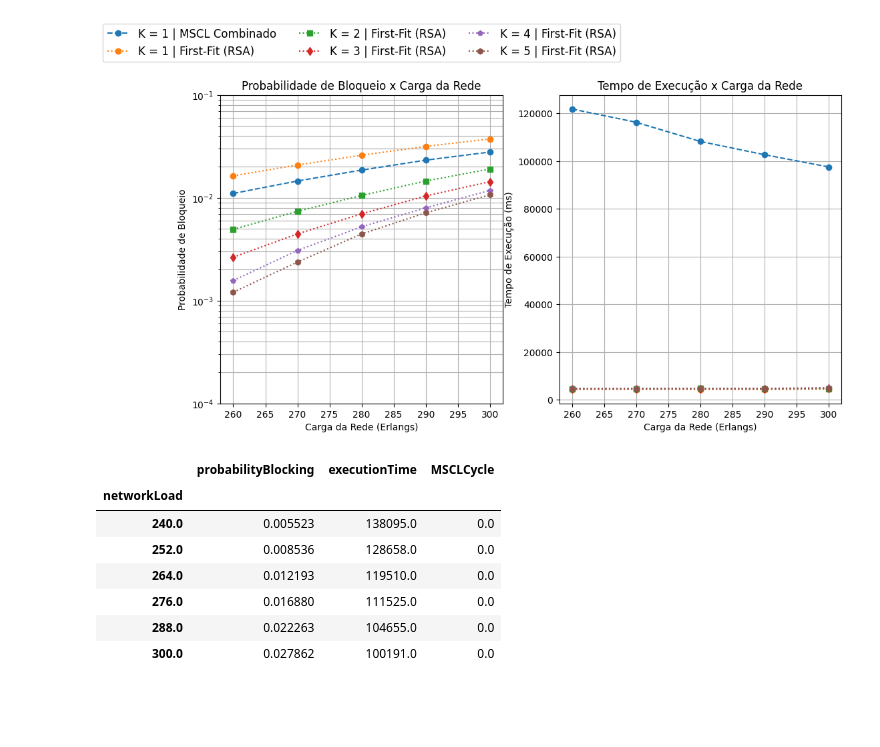
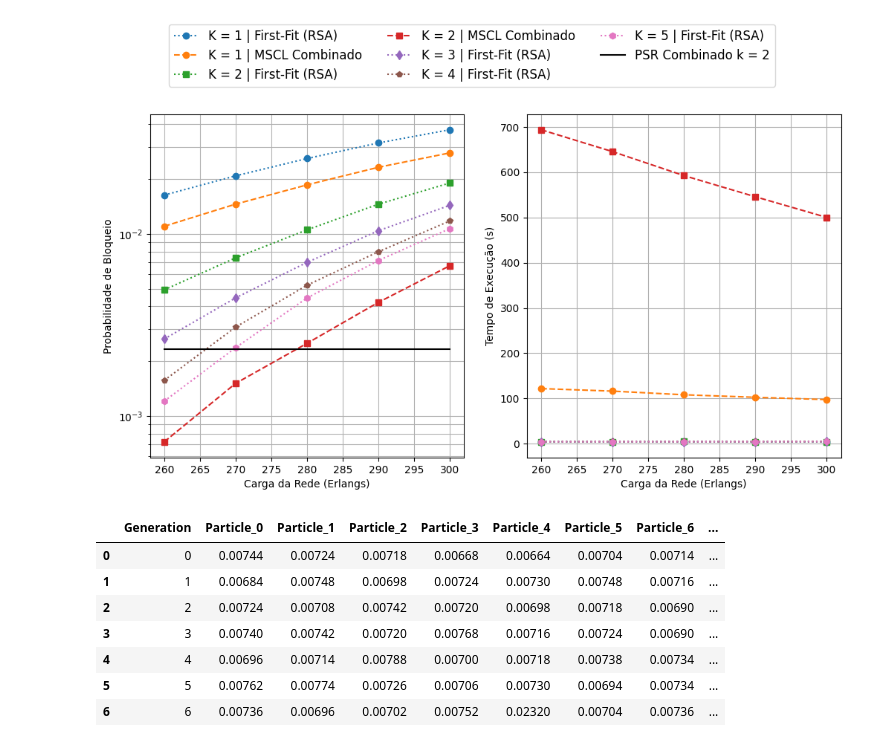
Before and after one commit to TheMatheusLs/Projeto-008---Classificador-entre-K-rotas-MSCL-Combinado, a Jupyter notebook: notebooks/01 - Comparando PB e tempo.ipynb, the cells around one changed output. Cells and saved outputs as stored; diff of their text form; code cells hidden in the pictures; blank space fills up the shorter version.

Commit message:
PSR Combinado work

```diff
--- a/notebooks/01 - Comparando PB e tempo.ipynb
+++ b/notebooks/01 - Comparando PB e tempo.ipynb
@@ -23,18 +23,24 @@ def getMeanSameNetworkLoad(dataFrame: pd.DataFrame) -> pd.DataFrame:
 
 def plotResults(datas: list, type: str, axis) -> None:
 
-    for result in datas:
-        df_mean = getMeanSameNetworkLoad(getResultsDataFrame(result))
+    if type == "executionTime":
+        for result in datas:
+            df_mean = getMeanSameNetworkLoad(getResultsDataFrame(result))
 
-        axis.plot(df_mean.index, df_mean[type], color=result['Color'], linestyle=result['Line'], marker=result['Mark'], label=result['Label'])
+            # Converte o tempo de execução de milissegundos para segundos
+            axis.plot(df_mean.index, df_mean[type] / 1000, color=result['Color'], linestyle=result['Line'], marker=result['Mark'], label=result['Label'])
+    else:
+        for result in datas:
+            df_mean = getMeanSameNetworkLoad(getResultsDataFrame(result))
 
+            axis.plot(df_mean.index, df_mean[type], color=result['Color'], linestyle=result['Line'], marker=result['Mark'], label=result['Label'])
 
     if type == "probabilityBlocking":
 
         axis.set_yscale('log')
         axis.set_ylabel("Probabilidade de Bloqueio")
         axis.set_xlabel("Carga da Rede (Erlangs)")
-        axis.set_title("Probabilidade de Bloqueio x Carga da Rede")
+        #axis.set_title("Probabilidade de Bloqueio x Carga da Rede")
         axis.grid(axis='both', which='both')
 
         plt.yticks([1e-1, 1e-2, 1e-3, 1e-4], [r'$10^{-1}$', r'$10^{-2}$', r'$10^{-3}$', r'$10^{-4}$'])
@@ -44,9 +50,9 @@ def plotResults(datas: list, type: str, axis) -> None:
 
     elif type == "executionTime":
 
-        axis.set_ylabel("Tempo de Execução (ms)")
+        axis.set_ylabel("Tempo de Execução (s)")
         axis.set_xlabel("Carga da Rede (Erlangs)")
-        axis.set_title("Tempo de Execução x Carga da Rede")
+        #axis.set_title("Tempo de Execução x Carga da Rede")
         axis.grid(axis='both', which='both')
 
 
@@ -77,21 +83,26 @@ LINES: dict = {
 }
 # %%
 DATA_NSFNet: list = [
+    {
+        "Folder": "2024-02-01_13-59-24_NSFNet_YEN_FirstFit_Routing_SA_ITwoCollectData_DONE",
+        "Obs": "K = 1 | First-Fit (RSA)",
+        "Label": "K = 1 | First-Fit (RSA)", "Color": None, "Mark": MARKER['k=1'], "Line": LINES['RSA'],
+    },
     {
         "Folder": "2024-02-01_13-39-54_NSFNet_MSCLSequencial_MSCL_None_ITwoCollectData_DONE",
         "Obs": "K = 1 | MSCL Combinado",
         "Label": "K = 1 | MSCL Combinado", "Color": None, "Mark": MARKER['k=1'], "Line": LINES['MSCLC'],
-    },
-    {
-        "Folder": "2024-02-01_13-59-24_NSFNet_YEN_FirstFit_Routing_SA_ITwoCollectData_DONE",
-        "Obs": "K = 1 | First-Fit (RSA)",
-        "Label": "K = 1 | First-Fit (RSA)", "Color": None, "Mark": MARKER['k=1'], "Line": LINES['RSA'],
     },
 
     {
         "Folder": "2024-02-01_14-01-50_NSFNet_YEN_FirstFit_Routing_SA_ITwoCollectData_DONE",
         "Obs": "K = 2 | First-Fit (RSA)",
         "Label": "K = 2 | First-Fit (RSA)", "Color": None, "Mark": MARKER['k=2'], "Line": LINES['RSA'],
+    },
+    {
+        "Folder": "2024-02-01_14-06-41_NSFNet_MSCLCombinado_MSCL_None_ITwoCollectData_DONE",
+        "Obs": "K = 2 | MSCL Combinado",
+        "Label": "K = 2 | MSCL Combinado", "Color": None, "Mark": MARKER['k=2'], "Line": LINES['MSCLC'],
     },
 
     {
@@ -99,42 +110,39 @@ DATA_NSFNet: list = [
         "Obs": "K = 3 | First-Fit (RSA)",
         "Label": "K = 3 | First-Fit (RSA)", "Color": None, "Mark": MARKER['k=3'], "Line": LINES['RSA'],
     },
 
     {
         "Folder": "2024-02-01_14-03-22_NSFNet_YEN_FirstFit_Routing_SA_ITwoCollectData_DONE",
         "Obs": "K = 4 | First-Fit (RSA)",
         "Label": "K = 4 | First-Fit (RSA)", "Color": None, "Mark": MARKER['k=4'], "Line": LINES['RSA'],
     },
 
     {
         "Folder": "2024-02-01_14-04-27_NSFNet_YEN_FirstFit_Routing_SA_ITwoCollectData_DONE",
         "Obs": "K = 5 | First-Fit (RSA)",
         "Label": "K = 5 | First-Fit (RSA)", "Color": None, "Mark": MARKER['k=5'], "Line": LINES['RSA'],
     },
 ]
 
 # Gráfico de probabilidade de Bloqueio para NSFNet
 
 fig, ax = plt.subplots(1, 2, figsize=(12, 6))
 
 # Sem ordenar
 plt.subplot(1,2,1) # Linhas, colunas, número do plot
 
 plotResults(DATA_NSFNet, 'probabilityBlocking', axis=ax[0])
 
+ax[0].semilogy([260, 270, 280, 290, 300], [0.002318] * 5, color='black', linestyle='-', label='PSR Combinado k = 2')
+
+#  Adiciona a legenda fora do gráfico a direita
+ax[0].legend(loc='upper center', bbox_to_anchor=(1.025, 1.28), fancybox=True, shadow=False, ncol=3, fontsize=12)
+
 plotResults(DATA_NSFNet, 'executionTime', axis=ax[1])
 
+# Adiciona um título para a figura na parte superior centralizada próximo ao topo
+#plt.suptitle("NSFNet com 128 slots por enlace")
+
 plt.show()
 # %% [output]
-[figure, old version]
+[figure, new version]
-# %%
-getMeanSameNetworkLoad(getResultsDataFrame(DATA_NSFNet[0]))
-# %% [output]
-|  | probabilityBlocking | executionTime | MSCLCycle |
-| networkLoad |  |  |  |
-| 240.0 | 0.005523 | 138095.0 | 0.0 |
-| 252.0 | 0.008536 | 128658.0 | 0.0 |
-| 264.0 | 0.012193 | 119510.0 | 0.0 |
-| 276.0 | 0.016880 | 111525.0 | 0.0 |
-| 288.0 | 0.022263 | 104655.0 | 0.0 |
-| 300.0 | 0.027862 | 100191.0 | 0.0 |
@@ -140,0 +153,11 @@ getMeanSameNetworkLoad(getResultsDataFrame(DATA_NSFNet[0]))
+# %%
+data_generation
+# %% [output]
+|  | Generation | Particle_0 | Particle_1 | Particle_2 | Particle_3 | Particle_4 | Particle_5 | Particle_6 | ... |
+| 0 | 0 | 0.00744 | 0.00724 | 0.00718 | 0.00668 | 0.00664 | 0.00704 | 0.00714 | ... |
+| 1 | 1 | 0.00684 | 0.00748 | 0.00698 | 0.00724 | 0.00730 | 0.00748 | 0.00716 | ... |
+| 2 | 2 | 0.00724 | 0.00708 | 0.00742 | 0.00720 | 0.00698 | 0.00718 | 0.00690 | ... |
+| 3 | 3 | 0.00740 | 0.00742 | 0.00720 | 0.00768 | 0.00716 | 0.00724 | 0.00690 | ... |
+| 4 | 4 | 0.00696 | 0.00714 | 0.00788 | 0.00700 | 0.00718 | 0.00738 | 0.00734 | ... |
+| 5 | 5 | 0.00762 | 0.00774 | 0.00726 | 0.00706 | 0.00730 | 0.00694 | 0.00734 | ... |
+| 6 | 6 | 0.00736 | 0.00696 | 0.00702 | 0.00752 | 0.02320 | 0.00704 | 0.00736 | ... |
```
Also changed, not shown: parts of 2 cells of this notebook, 11 other files.
